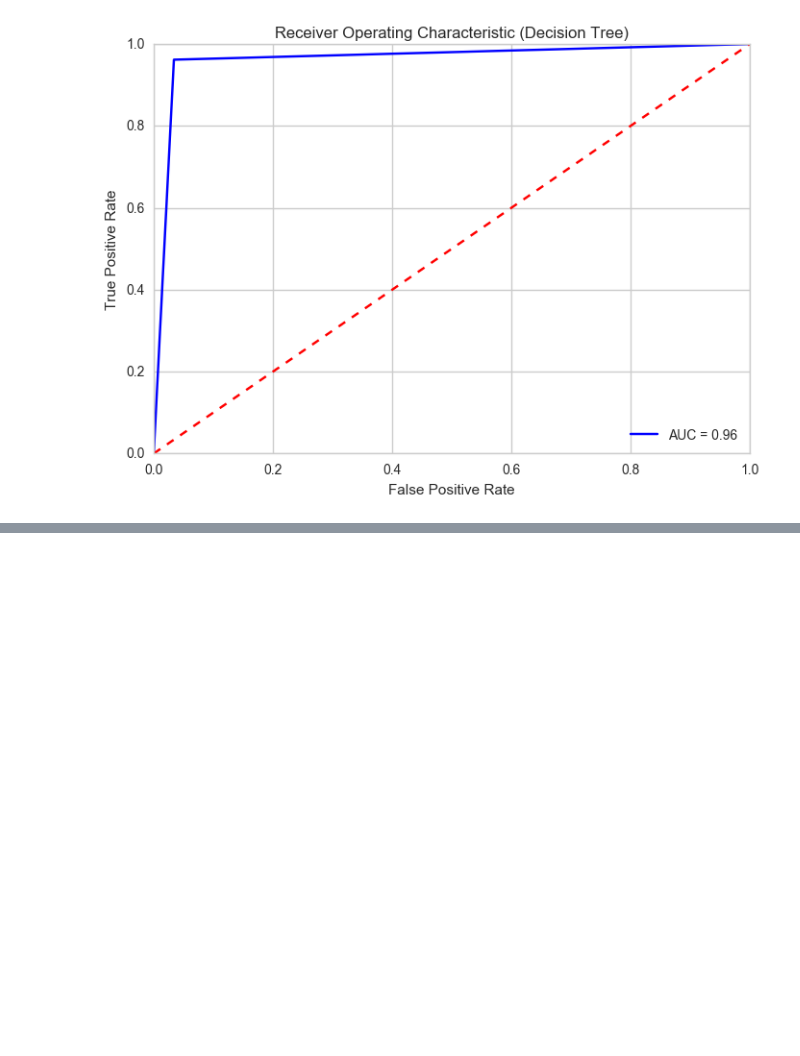
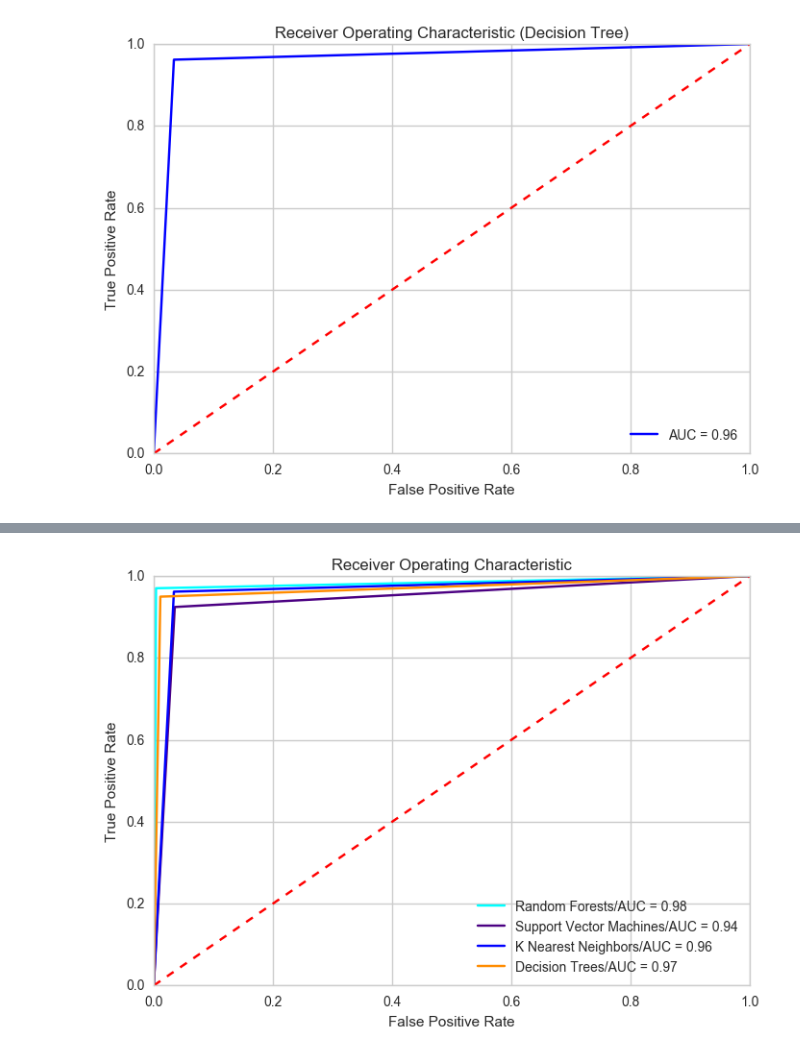
Before and after one commit to inncretech/datascience, a Jupyter notebook: kaggle/hr/notebooks/kaggle_hr.ipynb, the cells around one changed output, grey strips where cells are left out. Drawn from its saved outputs; the diff is of its cells as text; code cells hidden in the pictures; blank space fills up the shorter version.

```diff
--- a/kaggle/hr/notebooks/kaggle_hr.ipynb
+++ b/kaggle/hr/notebooks/kaggle_hr.ipynb
@@ -625,3 +625,24 @@ graph.write_pdf("/users/nandu/Desktop/tree.pdf")
 Image(graph.create_png())
 # %% [output]
 [figure]
+# %%
+#Lets visualise the ROC curves of all our models together to find out which one performed the best.
+
+colors = ['cyan', 'indigo','blue', 'darkorange']
+titles = ["Random Forests", "Support Vector Machines", "K Nearest Neighbors", "Decision Trees"]
+results = [results1, results2, results3, results4]
+models = zip(colors, results, titles)
+
+for model in models:
+    false_positive_rate, true_positive_rate, thresholds = metrics.roc_curve(y_test, model[1]['grid_test'])
+    roc_auc = metrics.auc(false_positive_rate, true_positive_rate)
+    plt.plot(false_positive_rate, true_positive_rate, model[0], label=model[2]+'/AUC = %0.2f'% roc_auc)
+
+plt.plot([0,1],[0,1],'r--')
+plt.title("Receiver Operating Characteristic")
+plt.legend(loc='lower right')
+plt.ylabel('True Positive Rate')
+plt.xlabel('False Positive Rate')
+plt.show()
+# %% [output]
+[figure, added]
```
Also changed, not shown: 1 other file.
